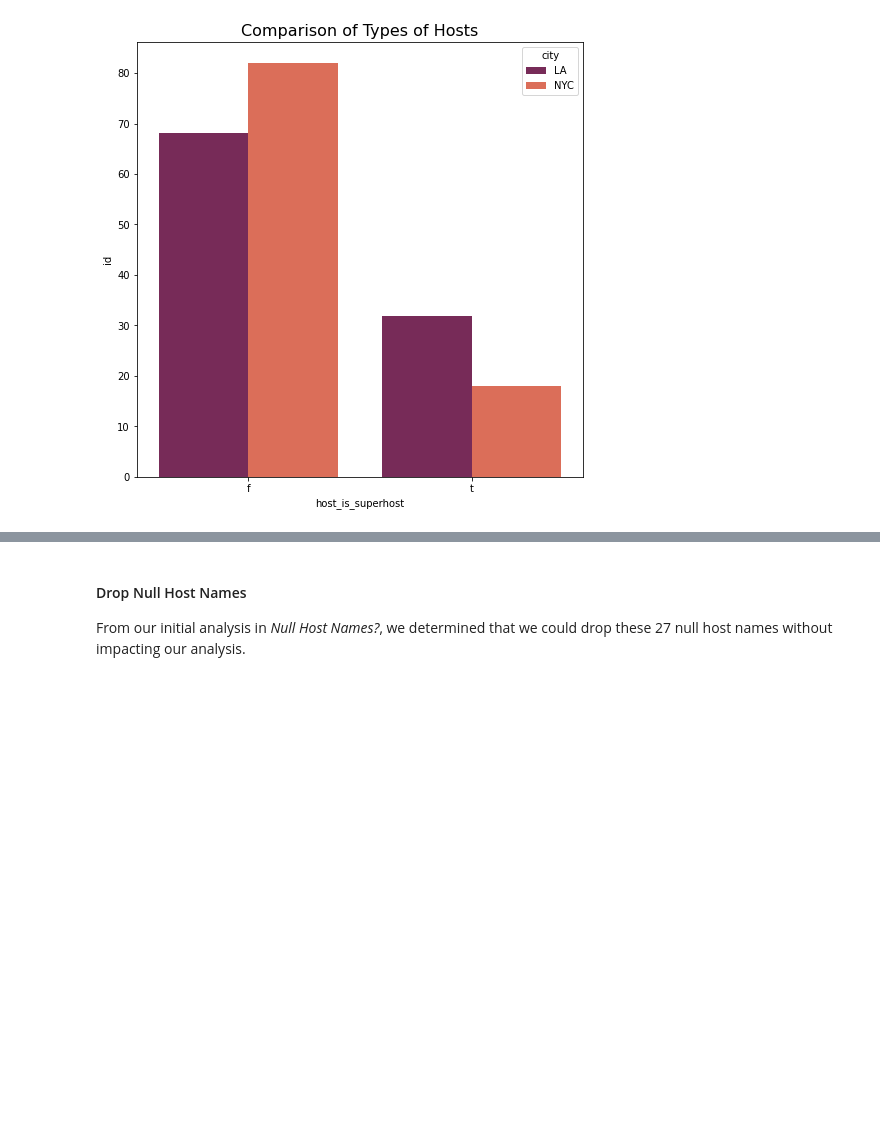
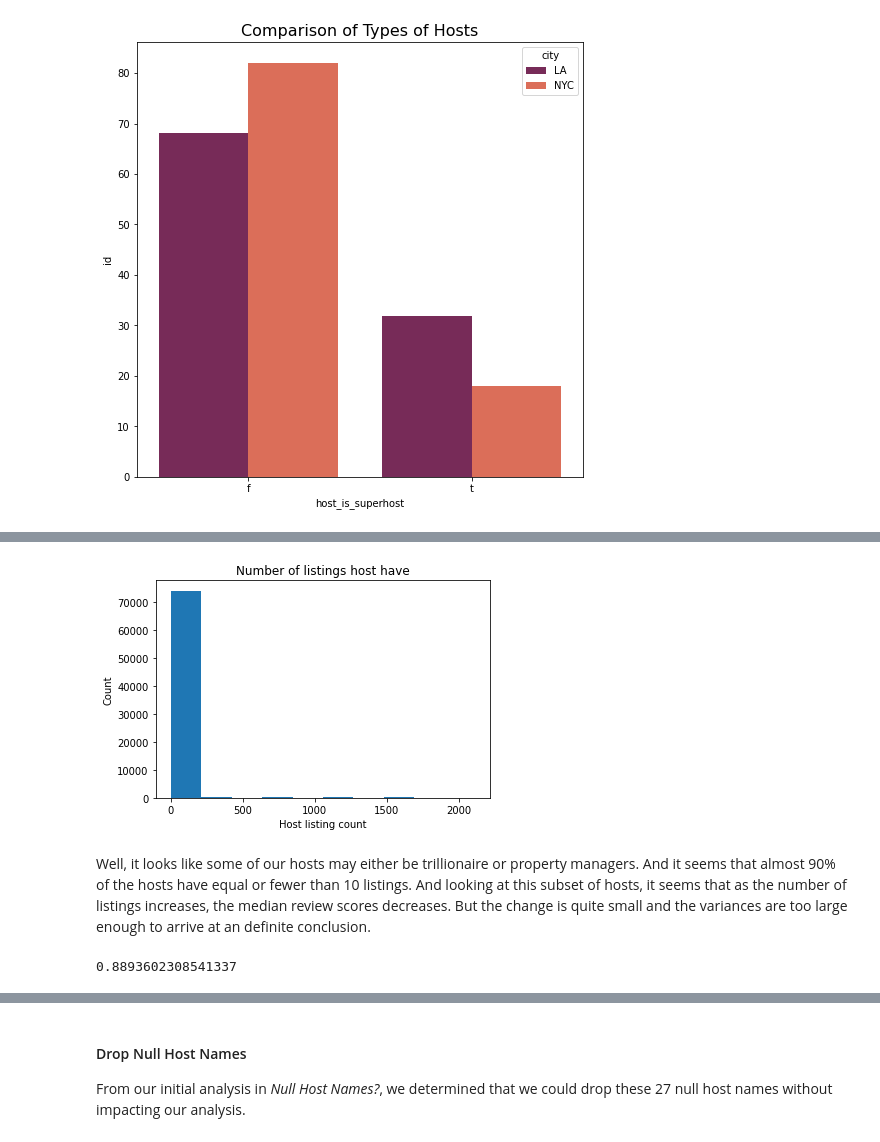
Before and after one commit to sallyhu-seas/NYC-airbnb, a Jupyter notebook: Airbnbs_What_Makes_Them_Successful?.ipynb, the cells around one changed output, grey strips where cells are left out. Saved outputs shown, nothing was run; the diff lists cells and outputs as text; code cells hidden in the pictures; blank space fills up the shorter version.

```diff
--- a/Airbnbs_What_Makes_Them_Successful?.ipynb
+++ b/Airbnbs_What_Makes_Them_Successful?.ipynb
@@ -389,0 +475,16 @@ plt.show()
+# %%
+# Histogram of host listing count
+plt.hist(listings_df['host_listings_count'])
+plt.xlabel('Host listing count')
+plt.ylabel('Count')
+plt.title('Number of listings host have')
+plt.show()
+# %% [output]
+[figure, added]
+# %% [markdown]
+Well, it looks like some of our hosts may either be trillionaire or property managers. And it seems that almost 90% of the hosts have equal or fewer than 10 listings. And looking at this subset of hosts, it seems that as the number of listings increases, the median review scores decreases. But the change is quite small and the variances are too large enough to arrive at an definite conclusion.
+# %%
+listing_count = listings_df['host_listings_count']
+print((listing_count <= 10).mean())
+# %% [output]
+0.8893602308541337
```
Also changed, not shown: parts of 298 cells of this notebook.
